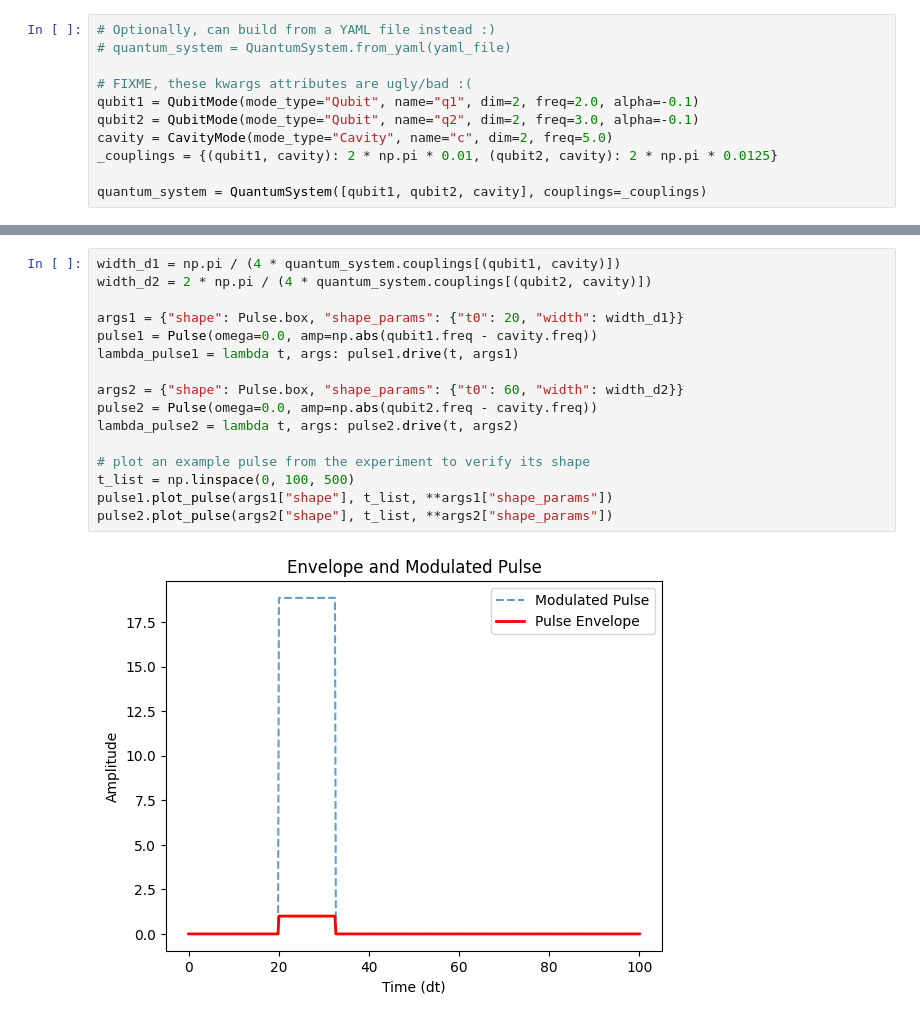
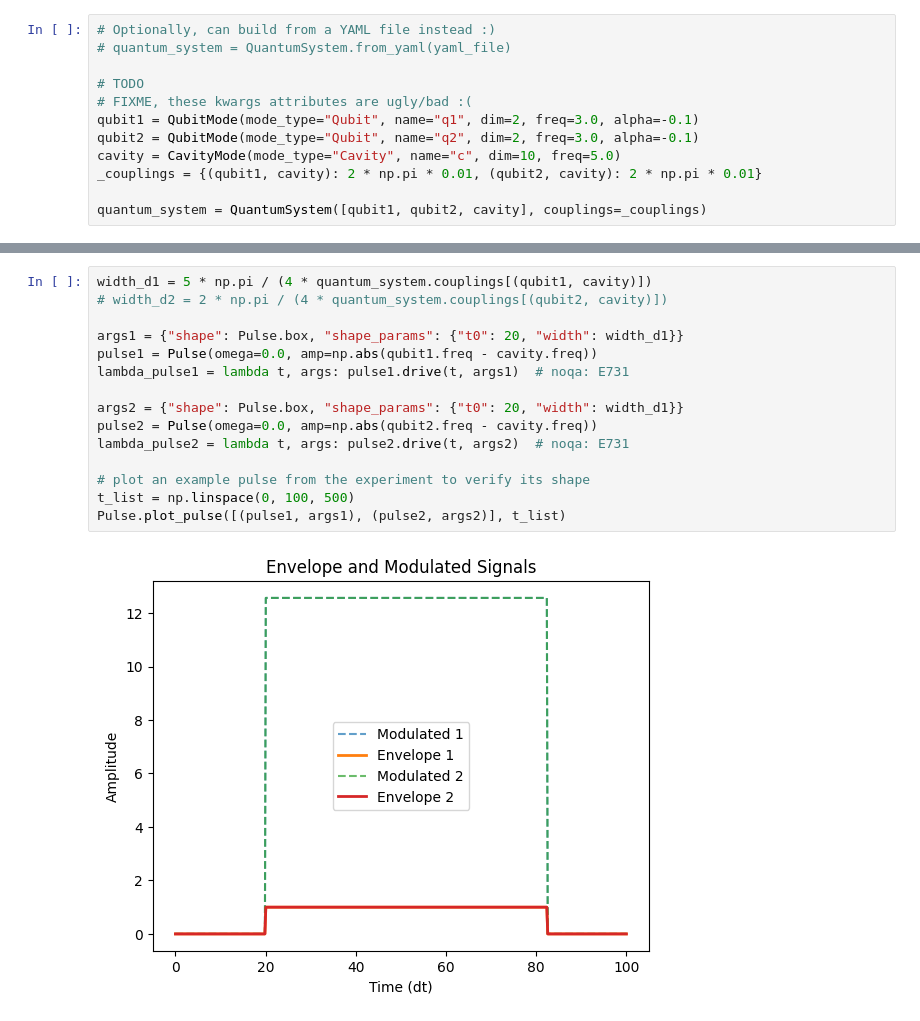
Before and after one commit to Pitt-JonesLab/quantum_logical, a Jupyter notebook: src/notebooks/pulse_sim/02_qubit_cavity.ipynb, the cells around one changed output, grey strips where cells are left out. Saved outputs shown, nothing was run; the diff lists cells and outputs as text.

```diff
--- a/src/notebooks/pulse_sim/02_qubit_cavity.ipynb
+++ b/src/notebooks/pulse_sim/02_qubit_cavity.ipynb
@@ -12,11 +13,12 @@ p_bar = qt.ui.TextProgressBar()  # None
 # Optionally, can build from a YAML file instead :)
 # quantum_system = QuantumSystem.from_yaml(yaml_file)
 
+# TODO
 # FIXME, these kwargs attributes are ugly/bad :(
-qubit1 = QubitMode(mode_type="Qubit", name="q1", dim=2, freq=2.0, alpha=-0.1)
+qubit1 = QubitMode(mode_type="Qubit", name="q1", dim=2, freq=3.0, alpha=-0.1)
 qubit2 = QubitMode(mode_type="Qubit", name="q2", dim=2, freq=3.0, alpha=-0.1)
-cavity = CavityMode(mode_type="Cavity", name="c", dim=2, freq=5.0)
-_couplings = {(qubit1, cavity): 2 * np.pi * 0.01, (qubit2, cavity): 2 * np.pi * 0.0125}
+cavity = CavityMode(mode_type="Cavity", name="c", dim=10, freq=5.0)
+_couplings = {(qubit1, cavity): 2 * np.pi * 0.01, (qubit2, cavity): 2 * np.pi * 0.01}
 
 quantum_system = QuantumSystem([qubit1, qubit2, cavity], couplings=_couplings)
 # %%
@@ -30,18 +44,17 @@ psi0 = quantum_system.prepare_tensor_fock_state([(qubit1, 1)])
 # %%
-width_d1 = np.pi / (4 * quantum_system.couplings[(qubit1, cavity)])
-width_d2 = 2 * np.pi / (4 * quantum_system.couplings[(qubit2, cavity)])
+width_d1 = 5 * np.pi / (4 * quantum_system.couplings[(qubit1, cavity)])
+# width_d2 = 2 * np.pi / (4 * quantum_system.couplings[(qubit2, cavity)])
 
 args1 = {"shape": Pulse.box, "shape_params": {"t0": 20, "width": width_d1}}
 pulse1 = Pulse(omega=0.0, amp=np.abs(qubit1.freq - cavity.freq))
-lambda_pulse1 = lambda t, args: pulse1.drive(t, args1)
+lambda_pulse1 = lambda t, args: pulse1.drive(t, args1)  # noqa: E731
 
-args2 = {"shape": Pulse.box, "shape_params": {"t0": 60, "width": width_d2}}
+args2 = {"shape": Pulse.box, "shape_params": {"t0": 20, "width": width_d1}}
 pulse2 = Pulse(omega=0.0, amp=np.abs(qubit2.freq - cavity.freq))
-lambda_pulse2 = lambda t, args: pulse2.drive(t, args2)
+lambda_pulse2 = lambda t, args: pulse2.drive(t, args2)  # noqa: E731
 
 # plot an example pulse from the experiment to verify its shape
 t_list = np.linspace(0, 100, 500)
-pulse1.plot_pulse(args1["shape"], t_list, **args1["shape_params"])
-pulse2.plot_pulse(args2["shape"], t_list, **args2["shape_params"])
+Pulse.plot_pulse([(pulse1, args1), (pulse2, args2)], t_list)
 # %% [output]
-[figure, old version]
+[figure, new version]
```
Also changed, not shown: parts of 12 cells of this notebook, 4 other files.
